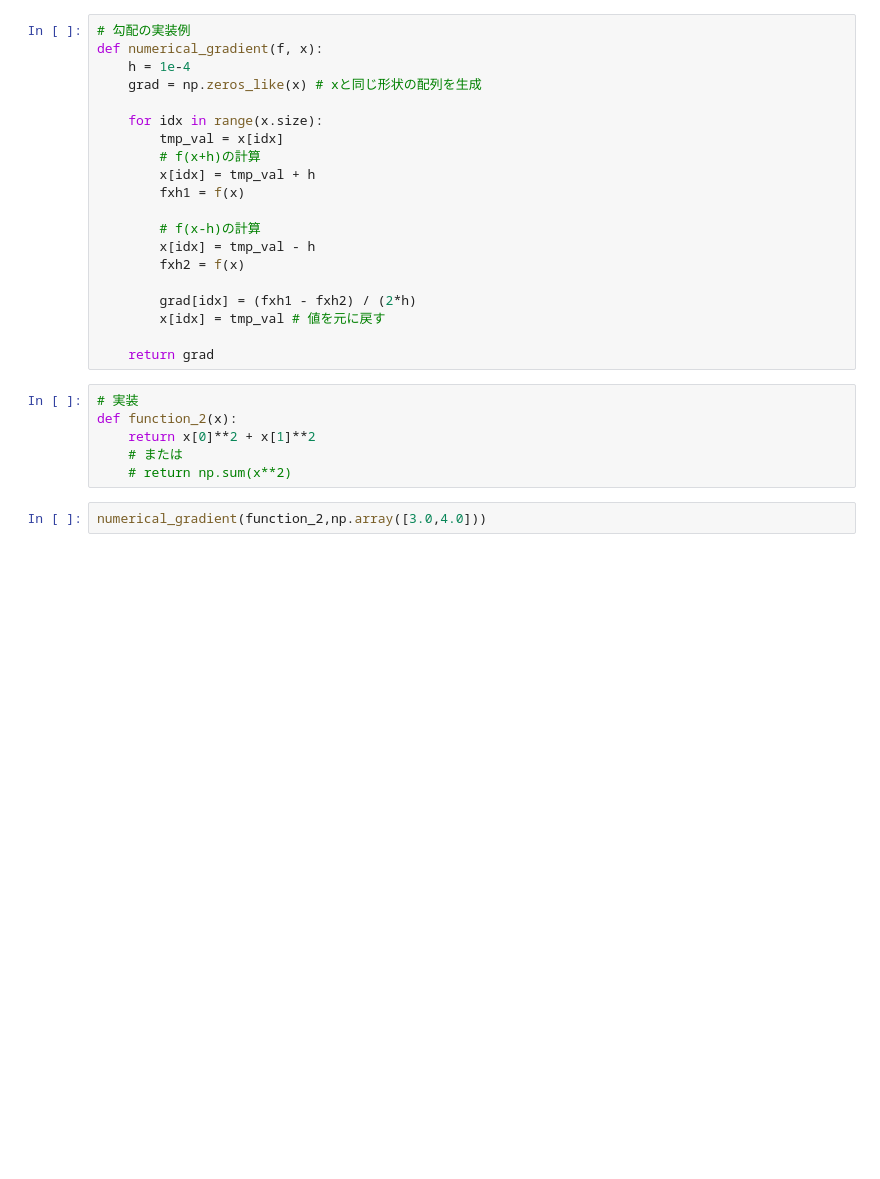
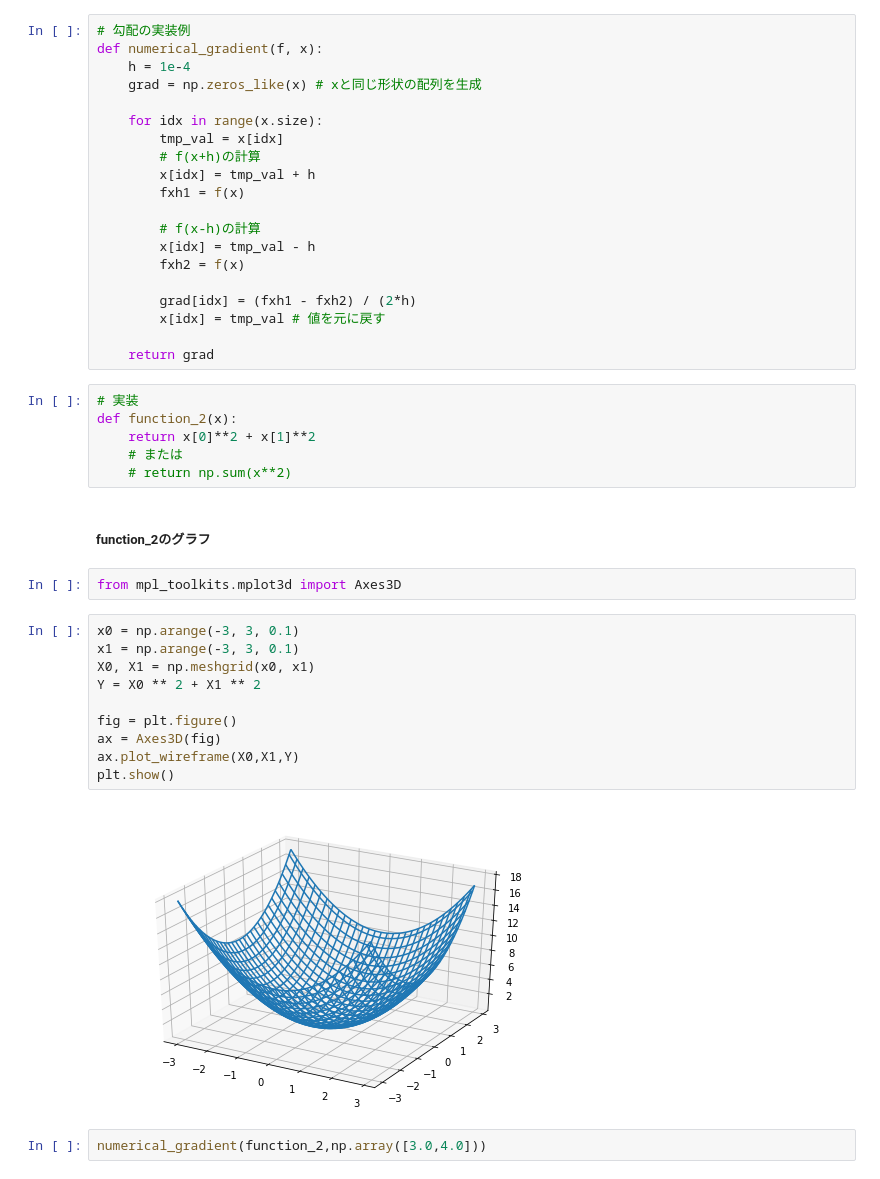
Before and after one commit to marzg510/study-dl-from-scratch, a Jupyter notebook: chapter-04/4.4_gradient.ipynb, the cells around one changed output. Drawn from its saved outputs; the diff is of its cells as text; blank space fills up the shorter version.

```diff
--- a/chapter-04/4.4_gradient.ipynb
+++ b/chapter-04/4.4_gradient.ipynb
@@ -34,6 +34,22 @@ def function_2(x):
     return x[0]**2 + x[1]**2
     # または
     # return np.sum(x**2)
+# %% [markdown]
+##### function_2のグラフ
+# %%
+from mpl_toolkits.mplot3d import Axes3D
+# %%
+x0 = np.arange(-3, 3, 0.1)
+x1 = np.arange(-3, 3, 0.1)
+X0, X1 = np.meshgrid(x0, x1)
+Y = X0 ** 2 + X1 ** 2
+
+fig = plt.figure()
+ax = Axes3D(fig)
+ax.plot_wireframe(X0,X1,Y)
+plt.show()
+# %% [output]
+[figure, added]
 # %%
 numerical_gradient(function_2,np.array([3.0,4.0]))
 # %% [output]
```
Also changed, not shown: parts of 19 cells of this notebook, 2 other files.
